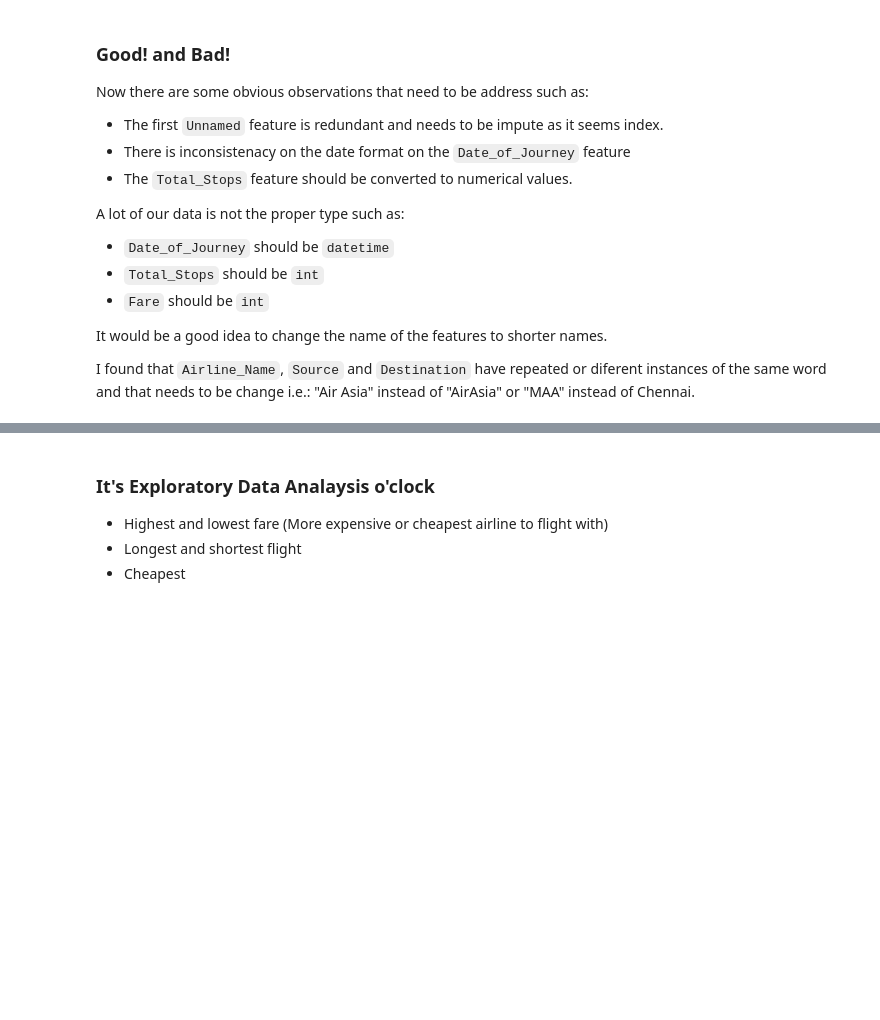
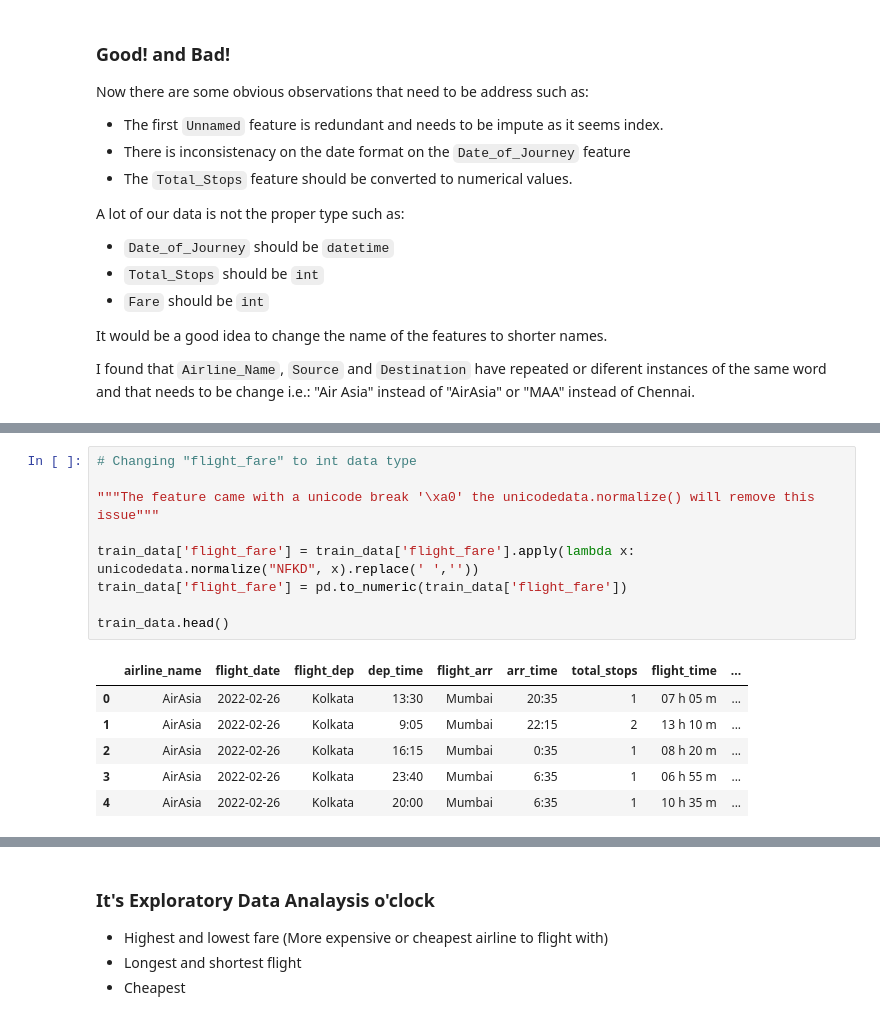
Before and after one commit to maco-data/airline-fare-prediction, a Jupyter notebook: notebook_eda.ipynb, the cells around one changed output, grey strips where cells are left out. Drawn from its saved outputs; the diff is of its cells as text; blank space fills up the shorter version.

```diff
--- a/notebook_eda.ipynb
+++ b/notebook_eda.ipynb
@@ -290,0 +142,16 @@ print(f"There are {len(unique_vals)} unique elements in this feature : {unique_v
+# %%
+# Changing "flight_fare" to int data type
+
+"""The feature came with a unicode break '\xa0' the unicodedata.normalize() will remove this issue"""
+
+train_data['flight_fare'] = train_data['flight_fare'].apply(lambda x: unicodedata.normalize("NFKD", x).replace(' ',''))
+train_data['flight_fare'] = pd.to_numeric(train_data['flight_fare'])
+
+train_data.head()
+# %% [output]
+|  | airline_name | flight_date | flight_dep | dep_time | flight_arr | arr_time | total_stops | flight_time | ... |
+| 0 | AirAsia | 2022-02-26 | Kolkata | 13:30 | Mumbai | 20:35 | 1 | 07 h 05 m | ... |
+| 1 | AirAsia | 2022-02-26 | Kolkata | 9:05 | Mumbai | 22:15 | 2 | 13 h 10 m | ... |
+| 2 | AirAsia | 2022-02-26 | Kolkata | 16:15 | Mumbai | 0:35 | 1 | 08 h 20 m | ... |
+| 3 | AirAsia | 2022-02-26 | Kolkata | 23:40 | Mumbai | 6:35 | 1 | 06 h 55 m | ... |
+| 4 | AirAsia | 2022-02-26 | Kolkata | 20:00 | Mumbai | 6:35 | 1 | 10 h 35 m | ... |
```
Also changed, not shown: parts of 44 cells of this notebook.
